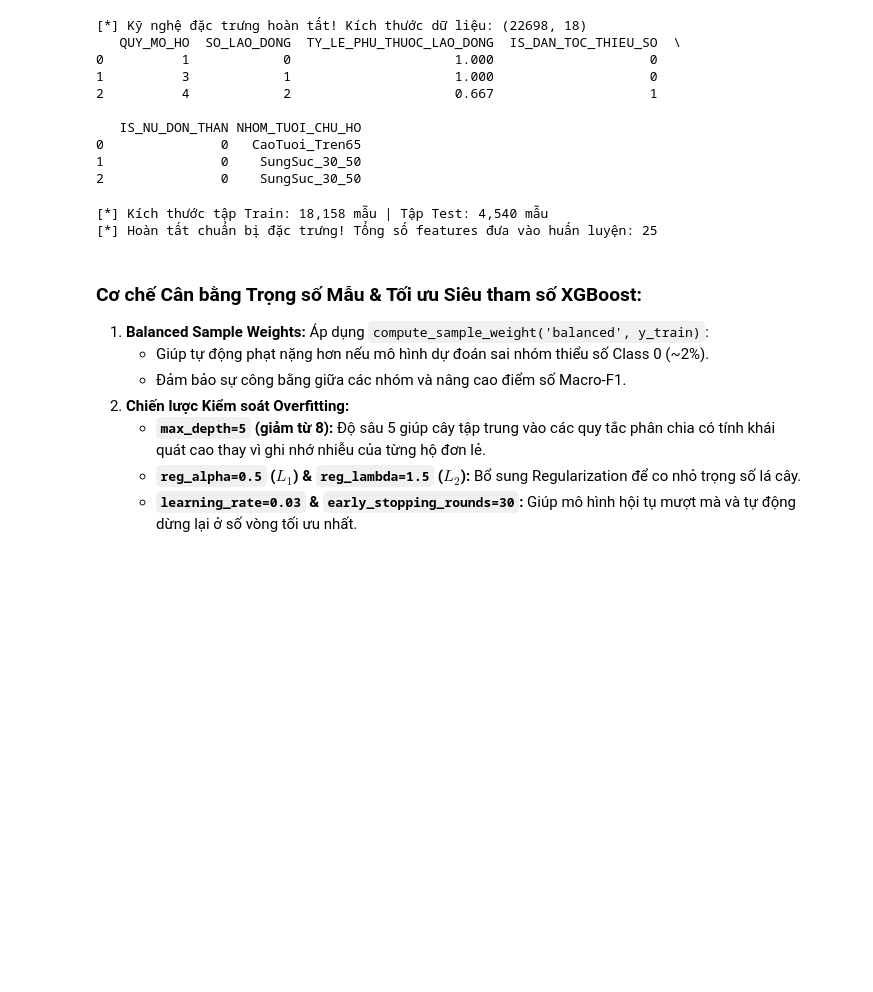
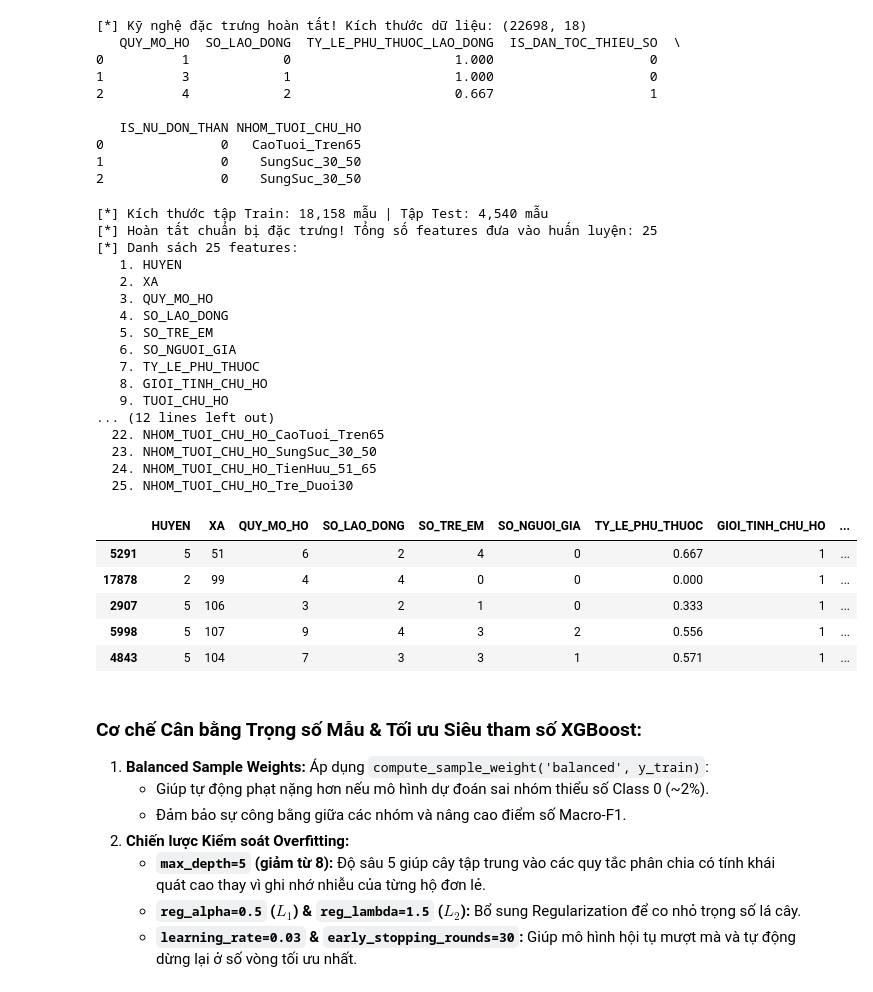
Before and after one commit to KhanhKoy/Intern-DA-VNA, a Jupyter notebook: Code ML/Dak_Nong.ipynb, the cells around one changed output. Drawn from its saved outputs; the diff is of its cells as text; code cells hidden in the pictures; blank space fills up the shorter version.

```diff
--- a/Code ML/Dak_Nong.ipynb
+++ b/Code ML/Dak_Nong.ipynb
@@ -198,33 +196,63 @@ X_test['TY_LE_NGHEO_XA'] = X_test['XA'].map(xa_stats['SMOOTHED_RATE']).fillna(gl
 # ---------------------------------------------------------------------
 # MÃ HÓA BIẾN DANH MỤC:
 # HUYEN, XA: Dùng LabelEncoder có xử lý nhãn mới
 # LOAI_HINH_GIA_DINH, NHOM_TUOI_CHU_HO: Dùng One-Hot Encoding giúp SHAP dễ giải thích
 # ---------------------------------------------------------------------
 cat_geo = ['HUYEN', 'XA']
 for col in cat_geo:
     le = LabelEncoder()
     X_train[col] = le.fit_transform(X_train[col].astype(str))
     classes_known = set(le.classes_)
     X_test[col] = X_test[col].astype(str).map(lambda s: s if s in classes_known else '<unknown>')
     le.classes_ = np.append(le.classes_, '<unknown>')
     X_test[col] = le.transform(X_test[col])
 
 cat_ohe = ['LOAI_HINH_GIA_DINH', 'NHOM_TUOI_CHU_HO']
 X_train = pd.get_dummies(X_train, columns=cat_ohe, drop_first=False)
 X_test = pd.get_dummies(X_test, columns=cat_ohe, drop_first=False)
 
 # Đồng nhất các cột giữa Train và Test
 X_test = X_test.reindex(columns=X_train.columns, fill_value=0)
 
 # Ép toàn bộ cột boolean thành int
 bool_cols = X_train.select_dtypes(include='bool').columns
 X_train[bool_cols] = X_train[bool_cols].astype(int)
 X_test[bool_cols] = X_test[bool_cols].astype(int)
 
 print(f"[*] Hoàn tất chuẩn bị đặc trưng! Tổng số features đưa vào huấn luyện: {X_train.shape[1]}")
+
+# In ra danh sách và xem trước dataset với đầy đủ 25 features
+print(f"[*] Danh sách {X_train.shape[1]} features:")
+for idx, col_name in enumerate(X_train.columns, 1):
+    print(f"  {idx:2d}. {col_name}")
+
+pd.set_option('display.max_columns', None)
+pd.set_option('display.width', 1000)
+display(X_train.head(5))
 # %% [output]
 [*] Kích thước tập Train: 18,158 mẫu | Tập Test: 4,540 mẫu
 [*] Hoàn tất chuẩn bị đặc trưng! Tổng số features đưa vào huấn luyện: 25
+[*] Danh sách 25 features:
+   1. HUYEN
+   2. XA
+   3. QUY_MO_HO
+   4. SO_LAO_DONG
+   5. SO_TRE_EM
+   6. SO_NGUOI_GIA
+   7. TY_LE_PHU_THUOC
+   8. GIOI_TINH_CHU_HO
+   9. TUOI_CHU_HO
+... (12 lines left out)
+  22. NHOM_TUOI_CHU_HO_CaoTuoi_Tren65
+  23. NHOM_TUOI_CHU_HO_SungSuc_30_50
+  24. NHOM_TUOI_CHU_HO_TienHuu_51_65
+  25. NHOM_TUOI_CHU_HO_Tre_Duoi30
+|  | HUYEN | XA | QUY_MO_HO | SO_LAO_DONG | SO_TRE_EM | SO_NGUOI_GIA | TY_LE_PHU_THUOC | GIOI_TINH_CHU_HO | ... |
+| 5291 | 5 | 51 | 6 | 2 | 4 | 0 | 0.667 | 1 | ... |
+| 17878 | 2 | 99 | 4 | 4 | 0 | 0 | 0.000 | 1 | ... |
+| 2907 | 5 | 106 | 3 | 2 | 1 | 0 | 0.333 | 1 | ... |
+| 5998 | 5 | 107 | 9 | 4 | 3 | 2 | 0.556 | 1 | ... |
+| 4843 | 5 | 104 | 7 | 3 | 3 | 1 | 0.571 | 1 | ... |
 # %% [markdown]
 ### Cơ chế Cân bằng Trọng số Mẫu & Tối ưu Siêu tham số XGBoost:
 1. **Balanced Sample Weights:** Áp dụng `compute_sample_weight('balanced', y_train)`:
```
Also changed, not shown: parts of 2 cells of this notebook, 2 other files.
